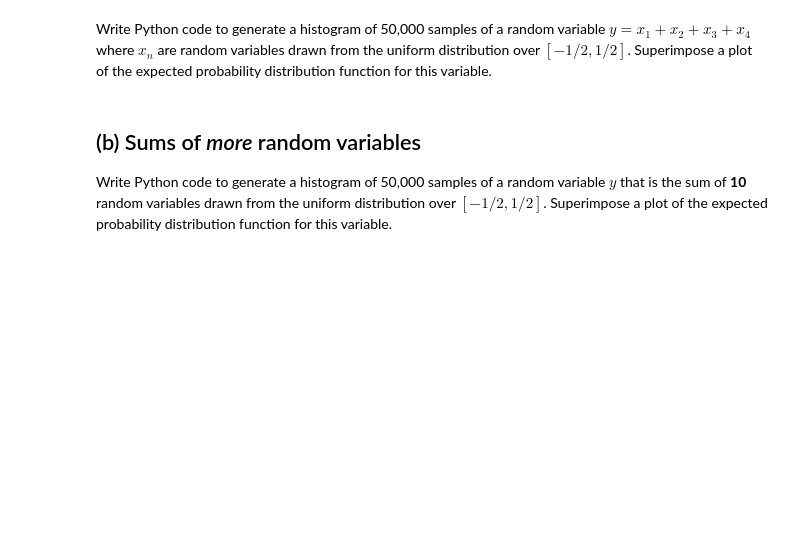
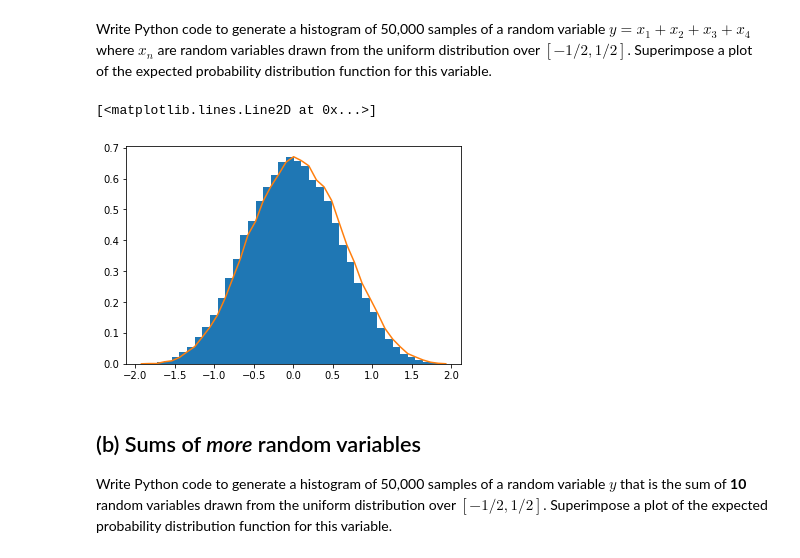
Before and after one commit to mkuchle16/biophysics, a Jupyter notebook: week-05/problem-5.11.ipynb, the cells around one changed output. Saved outputs shown, nothing was run; the diff lists cells and outputs as text; code cells hidden in the pictures; blank space fills up the shorter version.

```diff
--- a/week-05/problem-5.11.ipynb
+++ b/week-05/problem-5.11.ipynb
@@ -22,5 +25,21 @@ count, bins, ignored = plt.hist(y, 30, density=True)
 # %% [markdown]
 Write Python code to generate a histogram of 50,000 samples of a random variable $y = x_1 + x_2 + x_3 + x_4$ where $x_n$ are random variables drawn from the uniform distribution over $[-1/2, 1/2]$.  Superimpose a plot of the expected probability distribution function for this variable.
+# %%
+num_samples = 50000
+x_min = -0.5
+x_max = 0.5
+
+x_1 = np.random.uniform(x_min,x_max,50000)
+x_2 = np.random.uniform(x_min,x_max,50000)
+x_3 = np.random.uniform(x_min,x_max,50000)
+x_4 = np.random.uniform(x_min,x_max,50000)
+y = x_1+x_2+x_3+x_4
+count, bins, ignored = plt.hist(y, 40, density=True)
+count = np.insert(count,0,0)
+plt.plot(bins,count)
+# %% [output]
+[<matplotlib.lines.Line2D at 0x...>]
+[figure, added]
 # %% [markdown]
 ## (b) Sums of _more_ random variables
 
```
Also changed, not shown: parts of 3 cells of this notebook.
